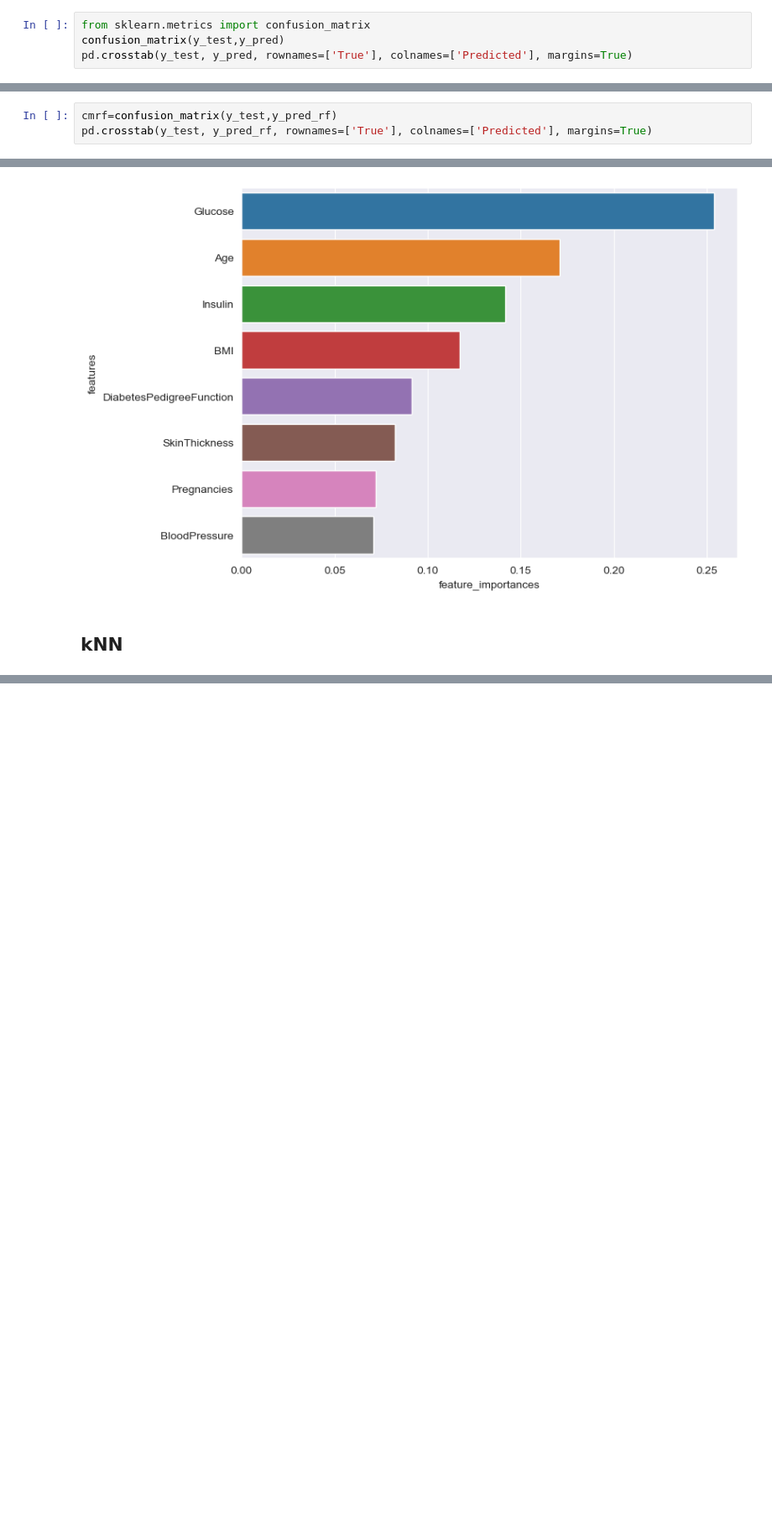
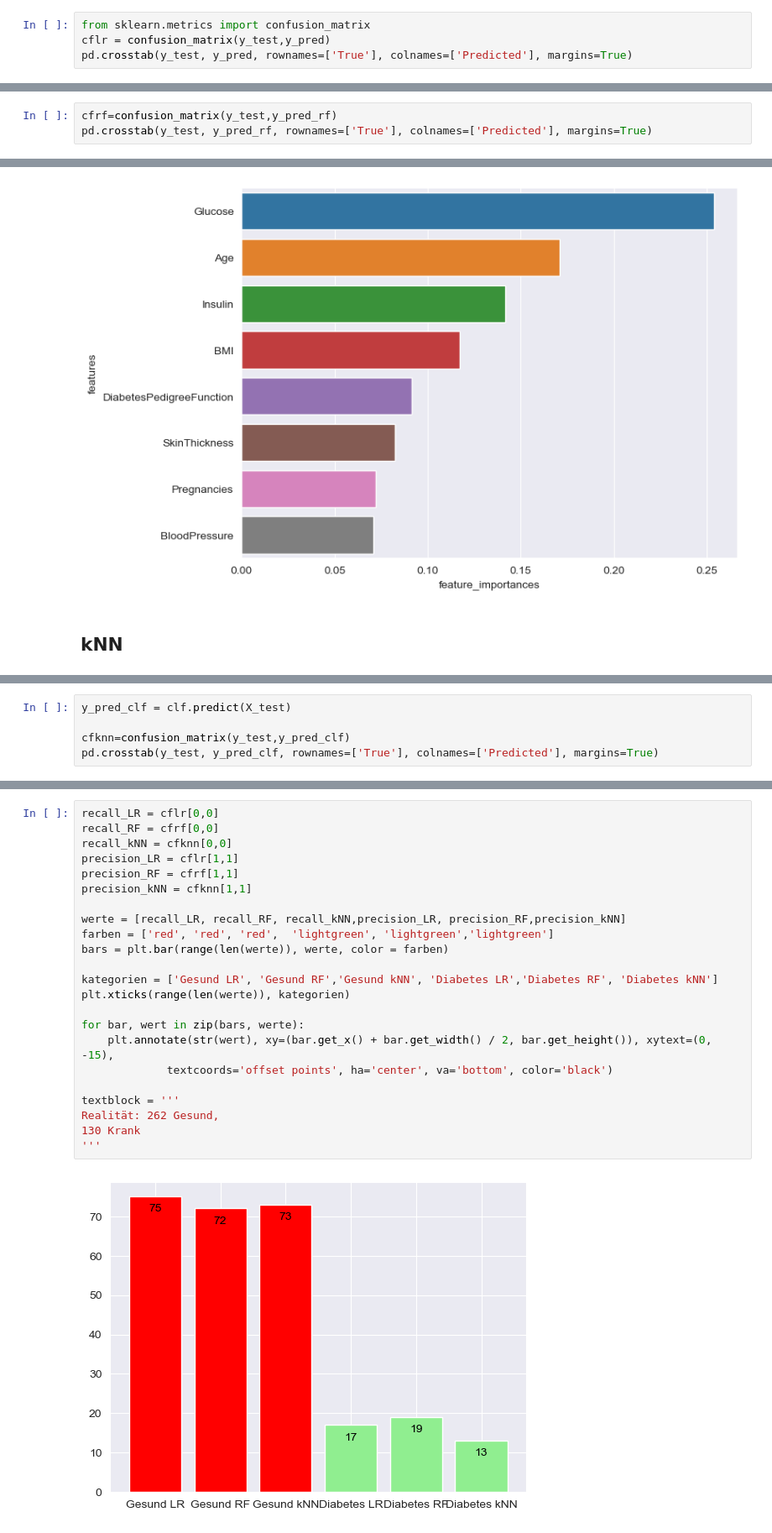
Before and after one commit to geoclaudsch/DASC-2024, a Jupyter notebook: Abschlussaufgabe/Diabetes_DS/Diabetes_Script.ipynb, the cells around one changed output, grey strips where cells are left out. Shown at 84% size. Drawn from its saved outputs; the diff is of its cells as text; blank space fills up the shorter version.

```diff
--- a/Abschlussaufgabe/Diabetes_DS/Diabetes_Script.ipynb
+++ b/Abschlussaufgabe/Diabetes_DS/Diabetes_Script.ipynb
@@ -167,7 +174,7 @@ Accuracy of logistic regression classifier on test set: 0.7796610169491526
 ### Evaluation des Models
 # %%
 from sklearn.metrics import confusion_matrix
-confusion_matrix(y_test,y_pred)
+cflr = confusion_matrix(y_test,y_pred)
 pd.crosstab(y_test, y_pred, rownames=['True'], colnames=['Predicted'], margins=True)
 # %% [output]
 | Predicted | 0 | 1 | All |
@@ -231,7 +238,7 @@ RandomForestClassifier(n_estimators=20, random_state=100)
 # %%
 y_pred_rf = model.predict(X_test)
 # %%
-cmrf=confusion_matrix(y_test,y_pred_rf)
+cfrf=confusion_matrix(y_test,y_pred_rf)
 pd.crosstab(y_test, y_pred_rf, rownames=['True'], colnames=['Predicted'], margins=True)
 # %% [output]
 | Predicted | 0 | 1 | All |
@@ -298,0 +292,5 @@ plt.show()
+# %%
+y_pred_clf = clf.predict(X_test)
+
+cfknn=confusion_matrix(y_test,y_pred_clf)
+pd.crosstab(y_test, y_pred_clf, rownames=['True'], colnames=['Predicted'], margins=True)
@@ -298,0 +308,25 @@ plt.show()
+# %%
+recall_LR = cflr[0,0]
+recall_RF = cfrf[0,0]
+recall_kNN = cfknn[0,0]
+precision_LR = cflr[1,1]
+precision_RF = cfrf[1,1]
+precision_kNN = cfknn[1,1]
+
+werte = [recall_LR, recall_RF, recall_kNN,precision_LR, precision_RF,precision_kNN]
+farben = ['red', 'red', 'red',  'lightgreen', 'lightgreen','lightgreen']
+bars = plt.bar(range(len(werte)), werte, color = farben)
+
+kategorien = ['Gesund LR', 'Gesund RF','Gesund kNN', 'Diabetes LR','Diabetes RF', 'Diabetes kNN']
+plt.xticks(range(len(werte)), kategorien)
+
+for bar, wert in zip(bars, werte):
+    plt.annotate(str(wert), xy=(bar.get_x() + bar.get_width() / 2, bar.get_height()), xytext=(0, -15),
+             textcoords='offset points', ha='center', va='bottom', color='black')
+
+textblock = '''
+Realität: 262 Gesund,
+130 Krank
+'''
+# %% [output]
+[figure, added]
```
Also changed, not shown: parts of 5 cells of this notebook.
